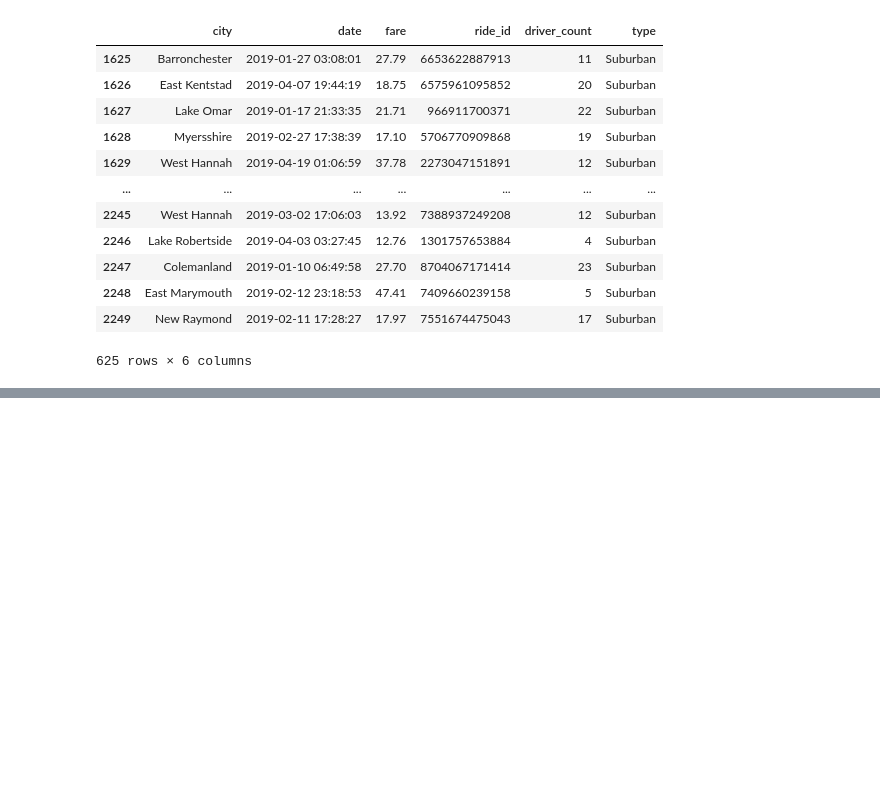
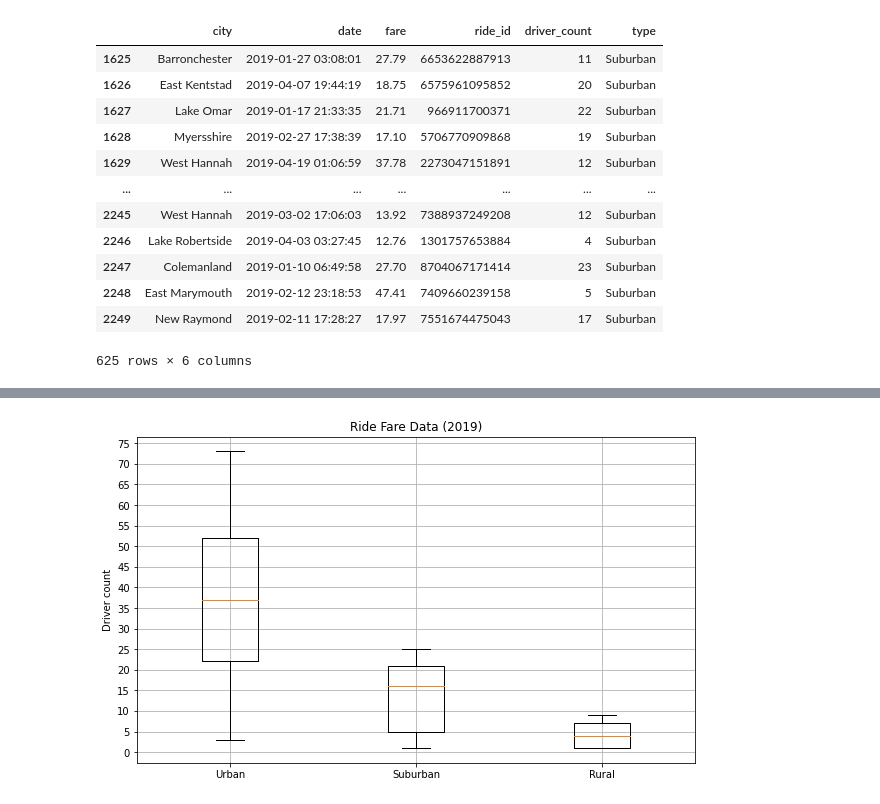
Before and after one commit to Ksenia9292/-PyBer_Analysis, a Jupyter notebook: PyBer.ipynb, the cells around one changed output, grey strips where cells are left out. Saved outputs shown, nothing was run; the diff lists cells and outputs as text; code cells hidden in the pictures; blank space fills up the shorter version.

```diff
--- a/PyBer.ipynb
+++ b/PyBer.ipynb
@@ -229,0 +325,6 @@ plt.savefig("Analysis/Fig1.png")
+# %%
+# Get the driver count data from the urban cities.
+urban_drivers = urban_city_df["driver_count"]
+suburban_drivers = suburban_city_df["driver_count"]
+rural_drivers = rural_city_df["driver_count"]
+suburban_drivers
@@ -229,0 +414,15 @@ plt.savefig("Analysis/Fig1.png")
+# %%
+# Create a box-and-whisker plot for the urban,suburban,rural fare data.
+x_labels = ["Urban", "Suburban", "Rural"]
+driver_count_data = [urban_drivers, suburban_drivers, rural_drivers]
+fig, ax = plt.subplots(figsize=(10,6))
+ax.boxplot(driver_count_data, labels=x_labels)
+# Add the title, y-axis label and grid.
+ax.set_title('Ride Fare Data (2019)')
+ax.set_ylabel('Driver count')
+ax.set_yticks(np.arange(0, 80, step=5.0))
+ax.grid()
+plt.savefig("analysis/Fig4.png")
+plt.show()
+# %% [output]
+[figure, added]
```
Also changed, not shown: parts of 22 cells of this notebook, 3 other files.
